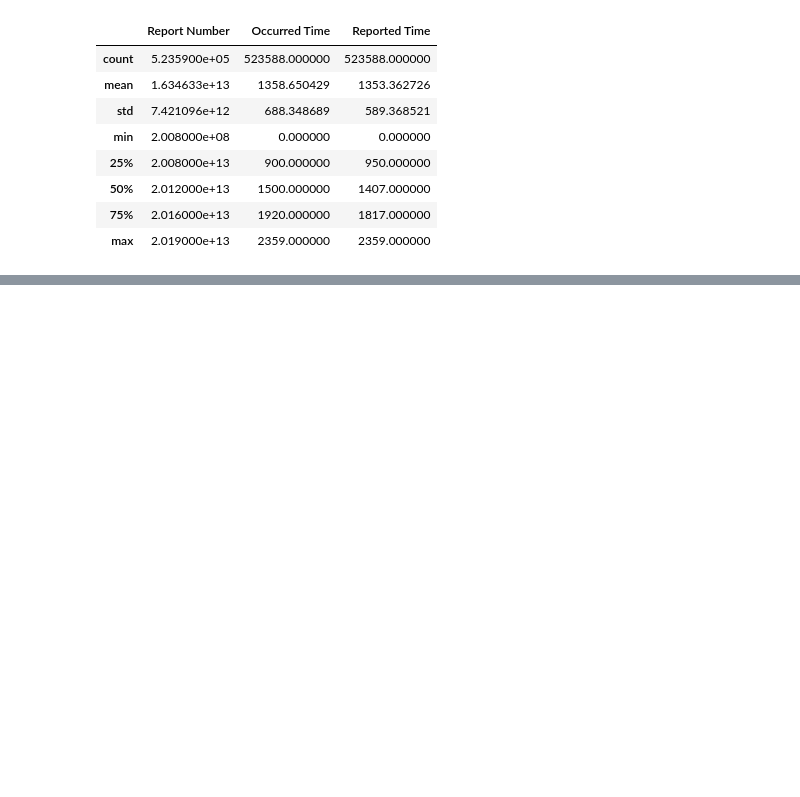
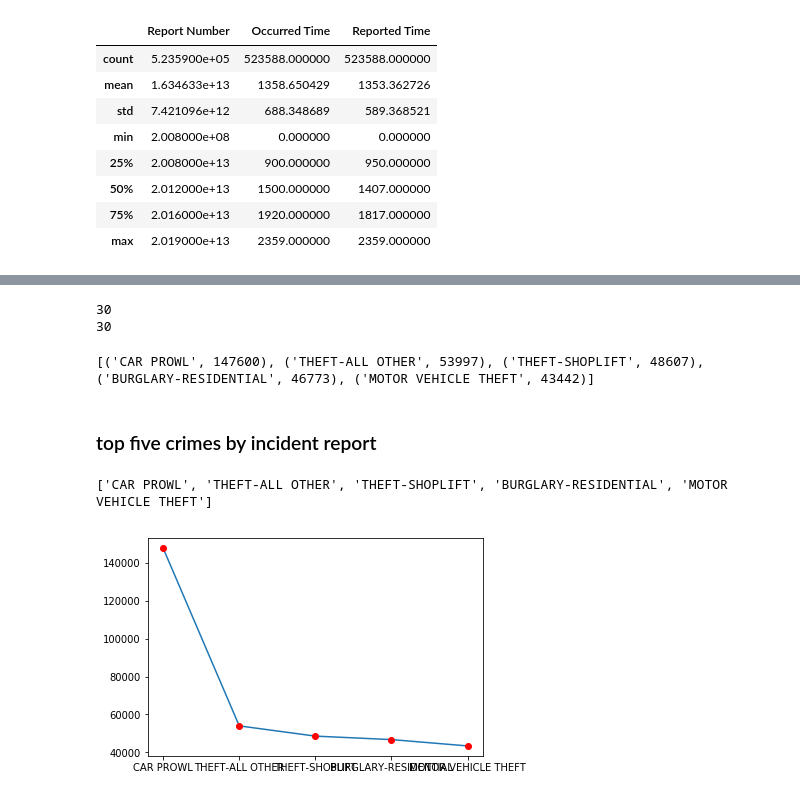
Before and after one commit to jamiejamiebobamie/data_science_play, a Jupyter notebook: spd_102_takeHome/takeHome_seattle_crime.ipynb, the cells around one changed output, grey strips where cells are left out. Drawn from its saved outputs; the diff is of its cells as text; code cells hidden in the pictures; blank space fills up the shorter version.

```diff
--- a/spd_102_takeHome/takeHome_seattle_crime.ipynb
+++ b/spd_102_takeHome/takeHome_seattle_crime.ipynb
@@ -45,0 +154,34 @@ seattle_CRIME_df['Crime Subcategory'].count()
+# %%
+keys_lookup = list(crimes_histogram.keys())
+values_lookup = list(crimes_histogram.values())
+print(len(keys_lookup))
+print(len(values_lookup))
+
+LOOKUP = {}
+for i, value in enumerate(values_lookup):
+    LOOKUP[value] = keys_lookup[i]
+# %% [output]
+30
+30
+# %%
+top_five_crimes_amuounts = heapq.nlargest(5,values_lookup)
+# %%
+top_five_crimes = []
+for amount in top_five_crimes_amuounts:
+    top_five_crimes.append((LOOKUP[amount], amount))
+print(top_five_crimes)
+# %% [output]
+[('CAR PROWL', 147600), ('THEFT-ALL OTHER', 53997), ('THEFT-SHOPLIFT', 48607), ('BURGLARY-RESIDENTIAL', 46773), ('MOTOR VEHICLE THEFT', 43442)]
+# %% [markdown]
+### top five crimes by incident report
+# %%
+x_val = [x[0] for x in top_five_crimes]
+y_val = [x[1] for x in top_five_crimes]
+
+print(x_val)
+plt.plot(x_val,y_val)
+plt.plot(x_val,y_val,'or')
+plt.show()
+# %% [output]
+['CAR PROWL', 'THEFT-ALL OTHER', 'THEFT-SHOPLIFT', 'BURGLARY-RESIDENTIAL', 'MOTOR VEHICLE THEFT']
+[figure, added]
```
Also changed, not shown: parts of 54 cells of this notebook.
